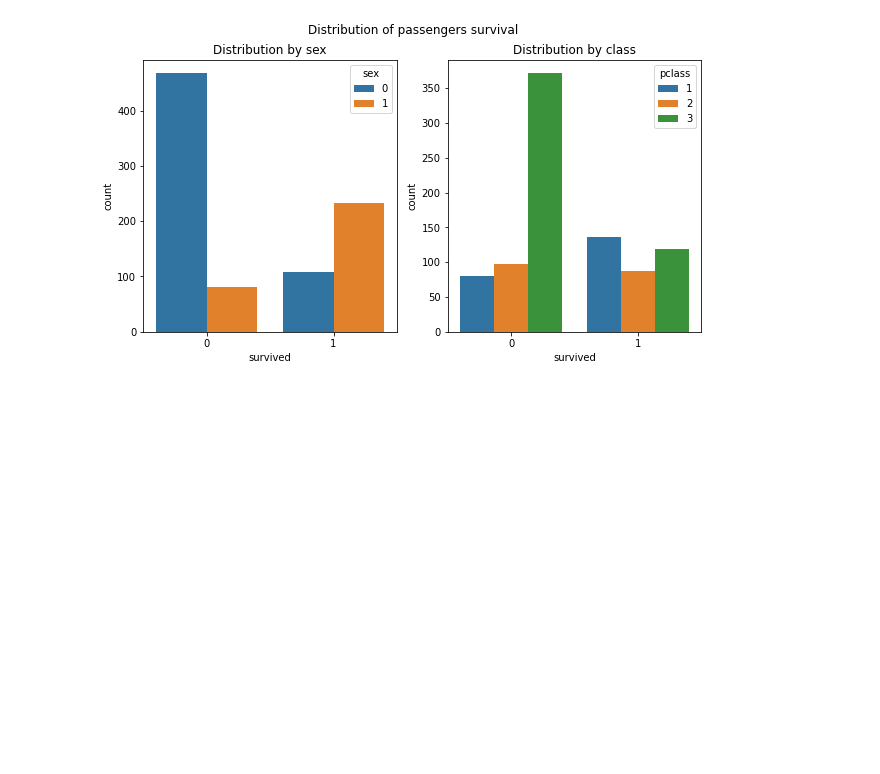
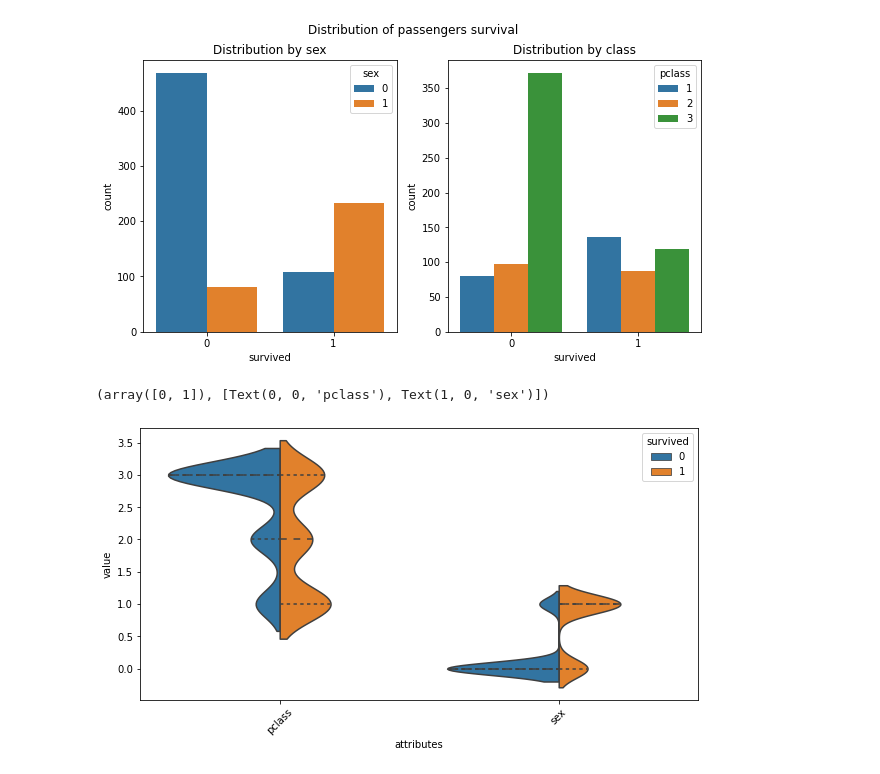
Before and after one commit to kevinmiguel97/Titanic-Model, a Jupyter notebook: titanic_analysis.ipynb, the cells around one changed output. Drawn from its saved outputs; the diff is of its cells as text; code cells hidden in the pictures; blank space fills up the shorter version.

Commit message:
Violin plots

```diff
--- a/titanic_analysis.ipynb
+++ b/titanic_analysis.ipynb
@@ -224,3 +224,16 @@ Survived: 38.383838%
 Did not survive: 61.616162%
 <AxesSubplot:title={'center':'Distribution by class'}, xlabel='survived', ylabel='count'>
 [figure]
+# %%
+data = df[['survived', 'pclass', 'sex']]
+data = pd.melt(data, id_vars='survived',
+                var_name='attributes',
+                value_name='value',
+                ignore_index=False)
+
+plt.figure(figsize=(10,5))
+sns.violinplot(x='attributes', y='value', hue='survived', data=data, split=True, inner='quart')
+plt.xticks(rotation=45)
+# %% [output]
+(array([0, 1]), [Text(0, 0, 'pclass'), Text(1, 0, 'sex')])
+[figure, added]
```
